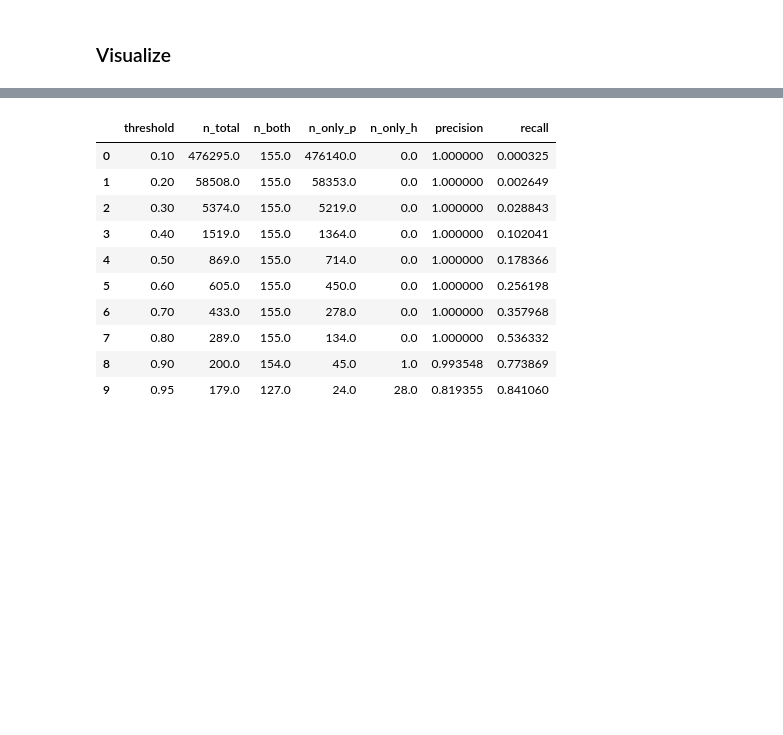
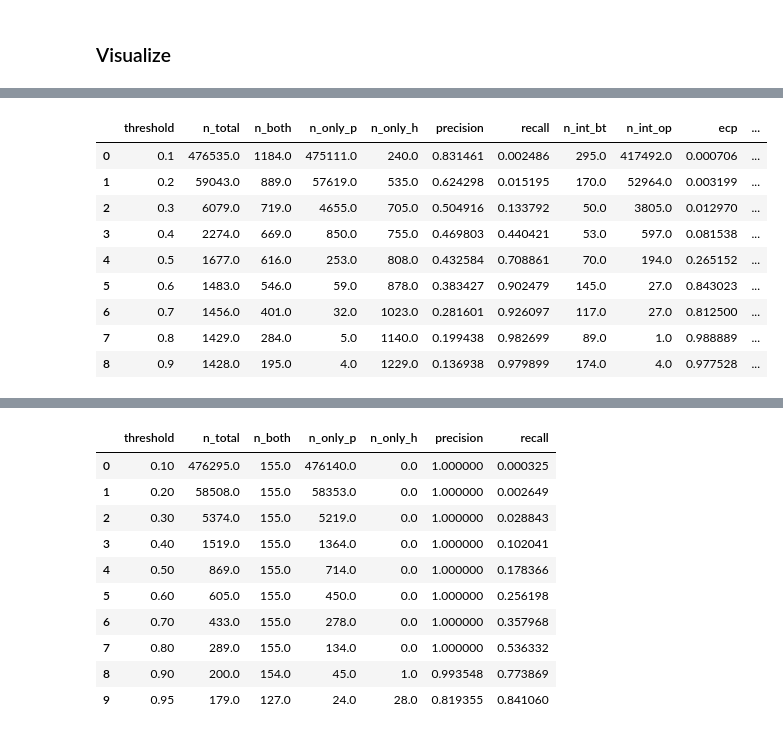
Before and after one commit to related-sciences/gwas-analysis, a Jupyter notebook: notebooks/benchmark/method/ld_prune/lsh/04-analysis.ipynb, the cells around one changed output, grey strips where cells are left out. Cells and saved outputs as stored; diff of their text form; code cells hidden in the pictures; blank space fills up the shorter version.

```diff
--- a/notebooks/benchmark/method/ld_prune/lsh/04-analysis.ipynb
+++ b/notebooks/benchmark/method/ld_prune/lsh/04-analysis.ipynb
@@ -285,0 +290,14 @@ plot_stats(dfstat)
+# %%
+# Hapmap: h, g, p = 28, 16384, random
+dfstat
+# %% [output]
+|  | threshold | n_total | n_both | n_only_p | n_only_h | precision | recall | n_int_bt | n_int_op | ecp | ... |
+| 0 | 0.1 | 476535.0 | 1184.0 | 475111.0 | 240.0 | 0.831461 | 0.002486 | 295.0 | 417492.0 | 0.000706 | ... |
+| 1 | 0.2 | 59043.0 | 889.0 | 57619.0 | 535.0 | 0.624298 | 0.015195 | 170.0 | 52964.0 | 0.003199 | ... |
+| 2 | 0.3 | 6079.0 | 719.0 | 4655.0 | 705.0 | 0.504916 | 0.133792 | 50.0 | 3805.0 | 0.012970 | ... |
+| 3 | 0.4 | 2274.0 | 669.0 | 850.0 | 755.0 | 0.469803 | 0.440421 | 53.0 | 597.0 | 0.081538 | ... |
+| 4 | 0.5 | 1677.0 | 616.0 | 253.0 | 808.0 | 0.432584 | 0.708861 | 70.0 | 194.0 | 0.265152 | ... |
+| 5 | 0.6 | 1483.0 | 546.0 | 59.0 | 878.0 | 0.383427 | 0.902479 | 145.0 | 27.0 | 0.843023 | ... |
+| 6 | 0.7 | 1456.0 | 401.0 | 32.0 | 1023.0 | 0.281601 | 0.926097 | 117.0 | 27.0 | 0.812500 | ... |
+| 7 | 0.8 | 1429.0 | 284.0 | 5.0 | 1140.0 | 0.199438 | 0.982699 | 89.0 | 1.0 | 0.988889 | ... |
+| 8 | 0.9 | 1428.0 | 195.0 | 4.0 | 1229.0 | 0.136938 | 0.979899 | 174.0 | 4.0 | 0.977528 | ... |
```
Also changed, not shown: parts of 15 cells of this notebook, 6 other files.
